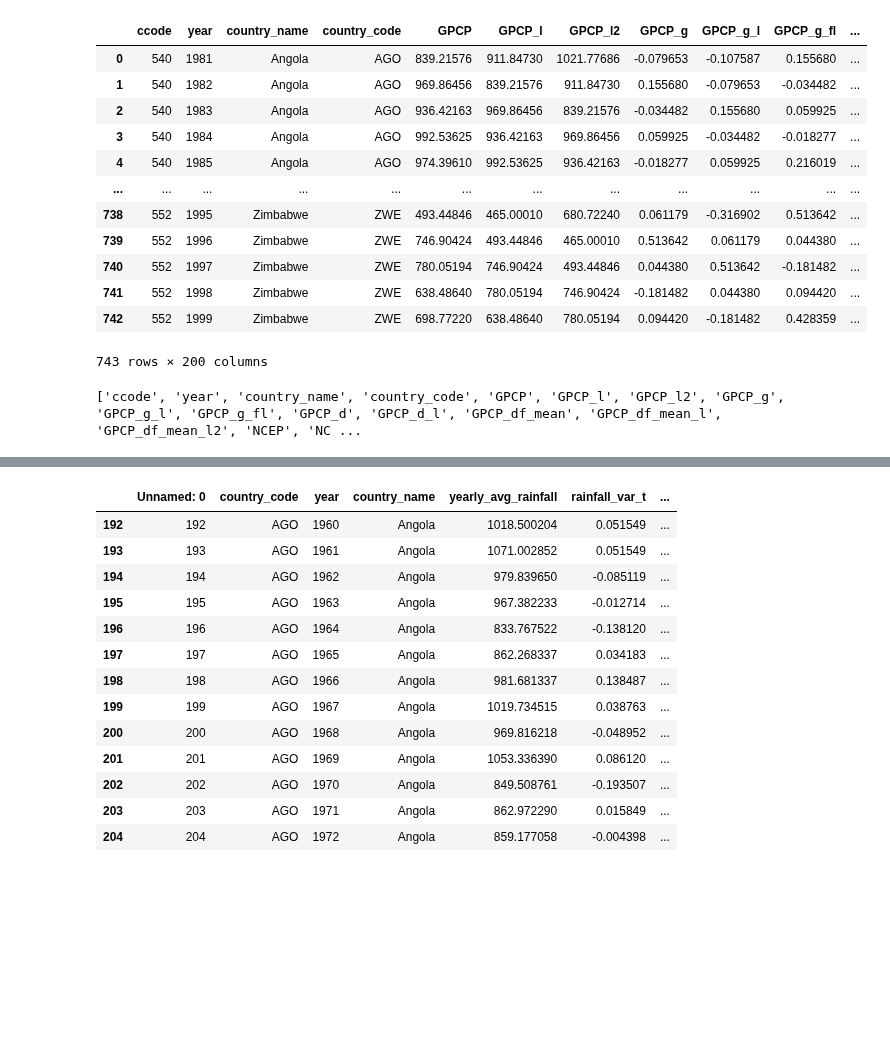
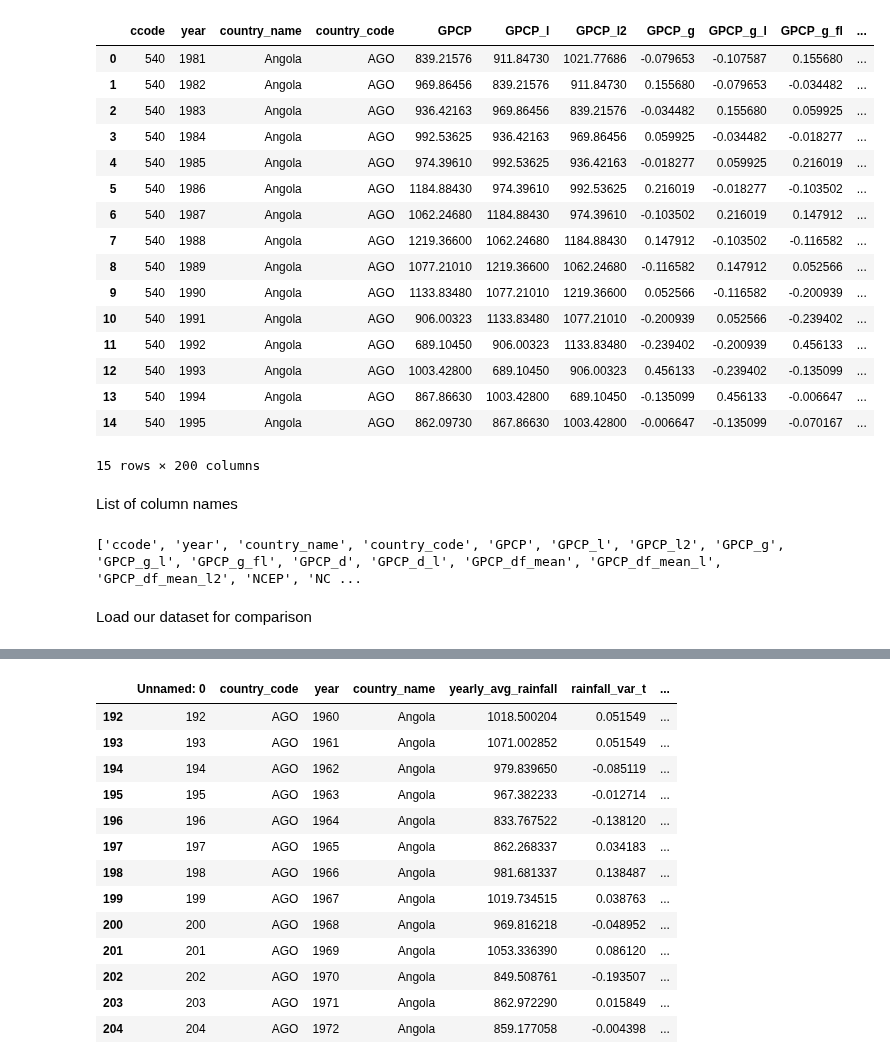
Before and after one commit to ebelchio12/nature-and-conflicts, a Jupyter notebook: 03_models/testing_linear_models/reproduce_results_of_miguel_etal/reproduce_res.ipynb, the cells around one changed output, grey strips where cells are left out. Drawn from its saved outputs; the diff is of its cells as text; code cells hidden in the pictures; blank space fills up the shorter version.

Commit message:
comparison with linear model

```diff
--- a/03_models/testing_linear_models/reproduce_results_of_miguel_etal/reproduce_res.ipynb
+++ b/03_models/testing_linear_models/reproduce_results_of_miguel_etal/reproduce_res.ipynb
@@ -6,24 +17,31 @@ import numpy as np
 # %%
 data = pd.read_csv('mss_repdata.tab', delimiter='\t')
+data.head(15)
+# %% [output]
+|  | ccode | year | country_name | country_code | GPCP | GPCP_l | GPCP_l2 | GPCP_g | GPCP_g_l | GPCP_g_fl | ... |
+| 0 | 540 | 1981 | Angola | AGO | 839.21576 | 911.84730 | 1021.77686 | -0.079653 | -0.107587 | 0.155680 | ... |
+| 1 | 540 | 1982 | Angola | AGO | 969.86456 | 839.21576 | 911.84730 | 0.155680 | -0.079653 | -0.034482 | ... |
+| 2 | 540 | 1983 | Angola | AGO | 936.42163 | 969.86456 | 839.21576 | -0.034482 | 0.155680 | 0.059925 | ... |
+| 3 | 540 | 1984 | Angola | AGO | 992.53625 | 936.42163 | 969.86456 | 0.059925 | -0.034482 | -0.018277 | ... |
+| 4 | 540 | 1985 | Angola | AGO | 974.39610 | 992.53625 | 936.42163 | -0.018277 | 0.059925 | 0.216019 | ... |
+| 5 | 540 | 1986 | Angola | AGO | 1184.88430 | 974.39610 | 992.53625 | 0.216019 | -0.018277 | -0.103502 | ... |
+| 6 | 540 | 1987 | Angola | AGO | 1062.24680 | 1184.88430 | 974.39610 | -0.103502 | 0.216019 | 0.147912 | ... |
+| 7 | 540 | 1988 | Angola | AGO | 1219.36600 | 1062.24680 | 1184.88430 | 0.147912 | -0.103502 | -0.116582 | ... |
+| 8 | 540 | 1989 | Angola | AGO | 1077.21010 | 1219.36600 | 1062.24680 | -0.116582 | 0.147912 | 0.052566 | ... |
+| 9 | 540 | 1990 | Angola | AGO | 1133.83480 | 1077.21010 | 1219.36600 | 0.052566 | -0.116582 | -0.200939 | ... |
+| 10 | 540 | 1991 | Angola | AGO | 906.00323 | 1133.83480 | 1077.21010 | -0.200939 | 0.052566 | -0.239402 | ... |
+| 11 | 540 | 1992 | Angola | AGO | 689.10450 | 906.00323 | 1133.83480 | -0.239402 | -0.200939 | 0.456133 | ... |
+| 12 | 540 | 1993 | Angola | AGO | 1003.42800 | 689.10450 | 906.00323 | 0.456133 | -0.239402 | -0.135099 | ... |
+| 13 | 540 | 1994 | Angola | AGO | 867.86630 | 1003.42800 | 689.10450 | -0.135099 | 0.456133 | -0.006647 | ... |
+| 14 | 540 | 1995 | Angola | AGO | 862.09730 | 867.86630 | 1003.42800 | -0.006647 | -0.135099 | -0.070167 | ... |
+15 rows × 200 columns
-# %%
-data
-# %% [output]
-|  | ccode | year | country_name | country_code | GPCP | GPCP_l | GPCP_l2 | GPCP_g | GPCP_g_l | GPCP_g_fl | ... |
-| 0 | 540 | 1981 | Angola | AGO | 839.21576 | 911.84730 | 1021.77686 | -0.079653 | -0.107587 | 0.155680 | ... |
-| 1 | 540 | 1982 | Angola | AGO | 969.86456 | 839.21576 | 911.84730 | 0.155680 | -0.079653 | -0.034482 | ... |
-| 2 | 540 | 1983 | Angola | AGO | 936.42163 | 969.86456 | 839.21576 | -0.034482 | 0.155680 | 0.059925 | ... |
-| 3 | 540 | 1984 | Angola | AGO | 992.53625 | 936.42163 | 969.86456 | 0.059925 | -0.034482 | -0.018277 | ... |
-| 4 | 540 | 1985 | Angola | AGO | 974.39610 | 992.53625 | 936.42163 | -0.018277 | 0.059925 | 0.216019 | ... |
-| ... | ... | ... | ... | ... | ... | ... | ... | ... | ... | ... | ... |
-| 738 | 552 | 1995 | Zimbabwe | ZWE | 493.44846 | 465.00010 | 680.72240 | 0.061179 | -0.316902 | 0.513642 | ... |
-| 739 | 552 | 1996 | Zimbabwe | ZWE | 746.90424 | 493.44846 | 465.00010 | 0.513642 | 0.061179 | 0.044380 | ... |
-| 740 | 552 | 1997 | Zimbabwe | ZWE | 780.05194 | 746.90424 | 493.44846 | 0.044380 | 0.513642 | -0.181482 | ... |
-| 741 | 552 | 1998 | Zimbabwe | ZWE | 638.48640 | 780.05194 | 746.90424 | -0.181482 | 0.044380 | 0.094420 | ... |
-| 742 | 552 | 1999 | Zimbabwe | ZWE | 698.77220 | 638.48640 | 780.05194 | 0.094420 | -0.181482 | 0.428359 | ... |
-743 rows × 200 columns
+# %% [markdown]
+List of column names
 # %%
 print(data.columns.to_list())
 # %% [output]
 ['ccode', 'year', 'country_name', 'country_code', 'GPCP', 'GPCP_l', 'GPCP_l2', 'GPCP_g', 'GPCP_g_l', 'GPCP_g_fl', 'GPCP_d', 'GPCP_d_l', 'GPCP_df_mean', 'GPCP_df_mean_l', 'GPCP_df_mean_l2', 'NCEP', 'NC ...
+# %% [markdown]
+Load our dataset for comparison
 # %%
 our_data = pd.read_csv('../../../02_dataset/merged_df.csv')
```
Also changed, not shown: parts of 17 cells of this notebook.
